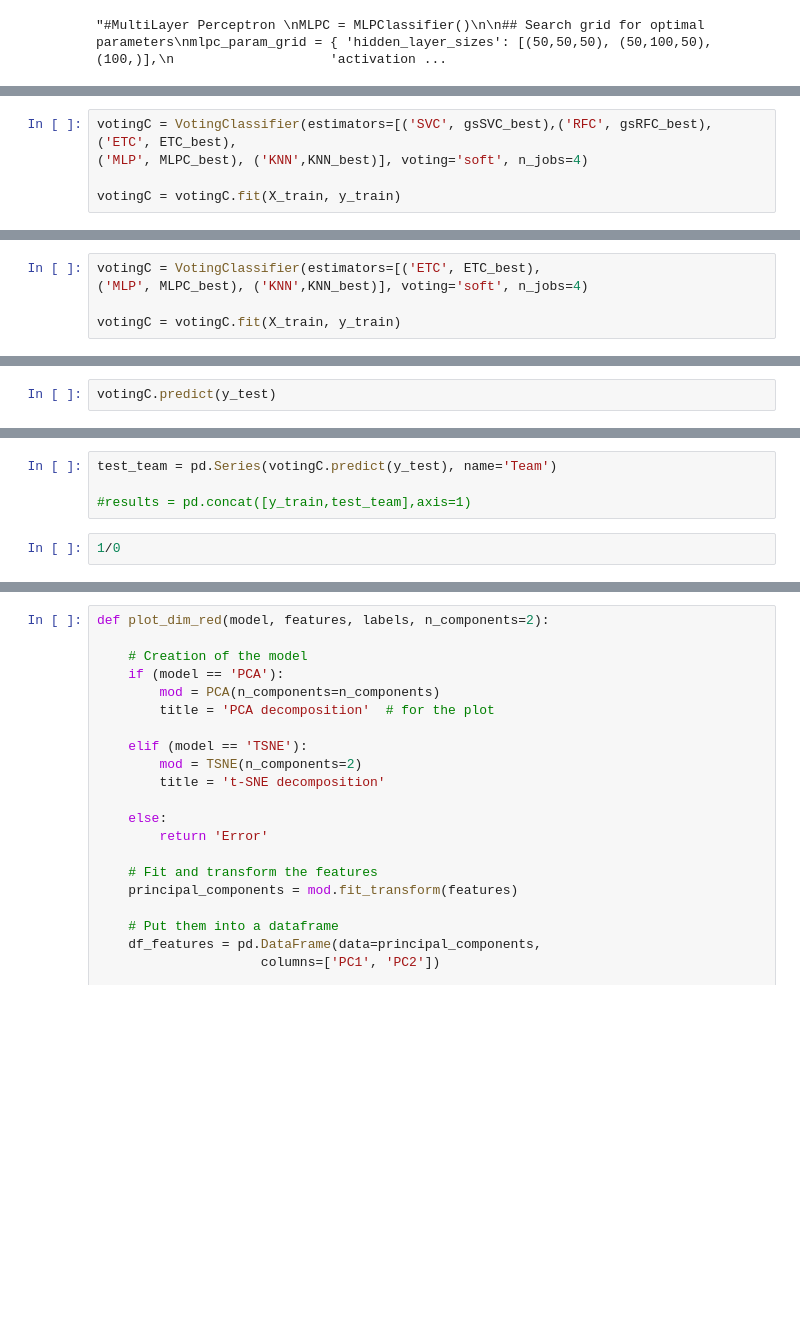
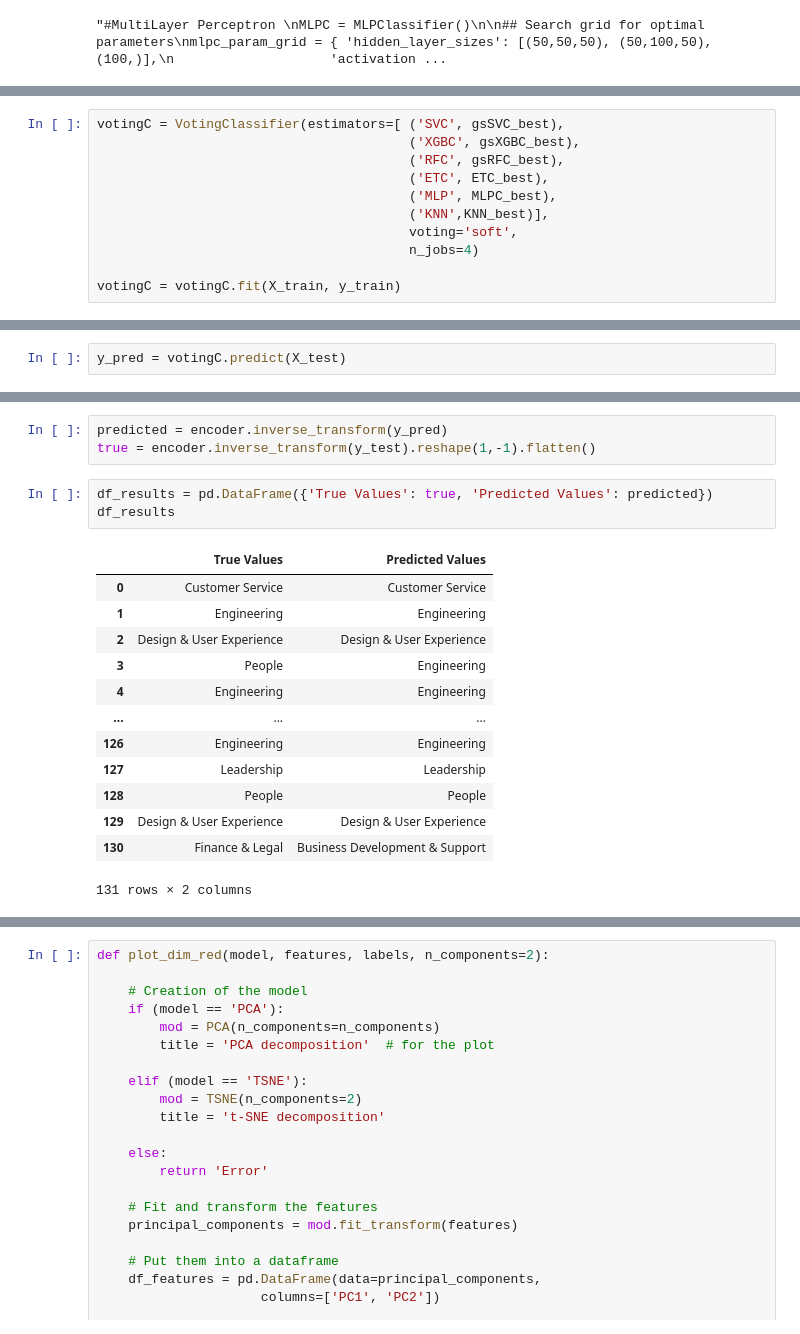
Before and after one commit to niekvanderzwaag/Booking.com, a Jupyter notebook: Analysis/Booking_Jobs_Analysis-ML.ipynb, the cells around one changed output, grey strips where cells are left out. Saved outputs shown, nothing was run; the diff lists cells and outputs as text; blank space fills up the shorter version.

```diff
--- a/Analysis/Booking_Jobs_Analysis-ML.ipynb
+++ b/Analysis/Booking_Jobs_Analysis-ML.ipynb
@@ -596,7 +605,13 @@ KeyboardInterrupt:
 [drawing not drawn]
 [drawing not drawn]
 # %%
-votingC = VotingClassifier(estimators=[('SVC', gsSVC_best),('RFC', gsRFC_best), ('ETC', ETC_best),
-('MLP', MLPC_best), ('KNN',KNN_best)], voting='soft', n_jobs=4)
+votingC = VotingClassifier(estimators=[ ('SVC', gsSVC_best),
+                                        ('XGBC', gsXGBC_best),
+                                        ('RFC', gsRFC_best),
+                                        ('ETC', ETC_best),
+                                        ('MLP', MLPC_best),
+                                        ('KNN',KNN_best)],
+                                        voting='soft',
+                                        n_jobs=4)
 
 votingC = votingC.fit(X_train, y_train)
@@ -607,5 +617,0 @@ votingC.n_features_in_
-# %%
-votingC = VotingClassifier(estimators=[('ETC', ETC_best),
-('MLP', MLPC_best), ('KNN',KNN_best)], voting='soft', n_jobs=4)
-
-votingC = votingC.fit(X_train, y_train)
@@ -622,2 +618,2 @@ print(y_test.shape)
 # %%
-votingC.predict(y_test)
+y_pred = votingC.predict(X_test)
@@ -629,6 +620,20 @@ Stack trace:
-# %%
-test_team = pd.Series(votingC.predict(y_test), name='Team')
-
-#results = pd.concat([y_train,test_team],axis=1)
 # %%
-1/0
+predicted = encoder.inverse_transform(y_pred)
+true = encoder.inverse_transform(y_test).reshape(1,-1).flatten()
+# %%
+df_results = pd.DataFrame({'True Values': true, 'Predicted Values': predicted})
+df_results
+# %% [output]
+|  | True Values | Predicted Values |
+| 0 | Customer Service | Customer Service |
+| 1 | Engineering | Engineering |
+| 2 | Design & User Experience | Design & User Experience |
+| 3 | People | Engineering |
+| 4 | Engineering | Engineering |
+| ... | ... | ... |
+| 126 | Engineering | Engineering |
+| 127 | Leadership | Leadership |
+| 128 | People | People |
+| 129 | Design & User Experience | Design & User Experience |
+| 130 | Finance & Legal | Business Development & Support |
+131 rows × 2 columns
```
Also changed, not shown: parts of 34 cells of this notebook.
